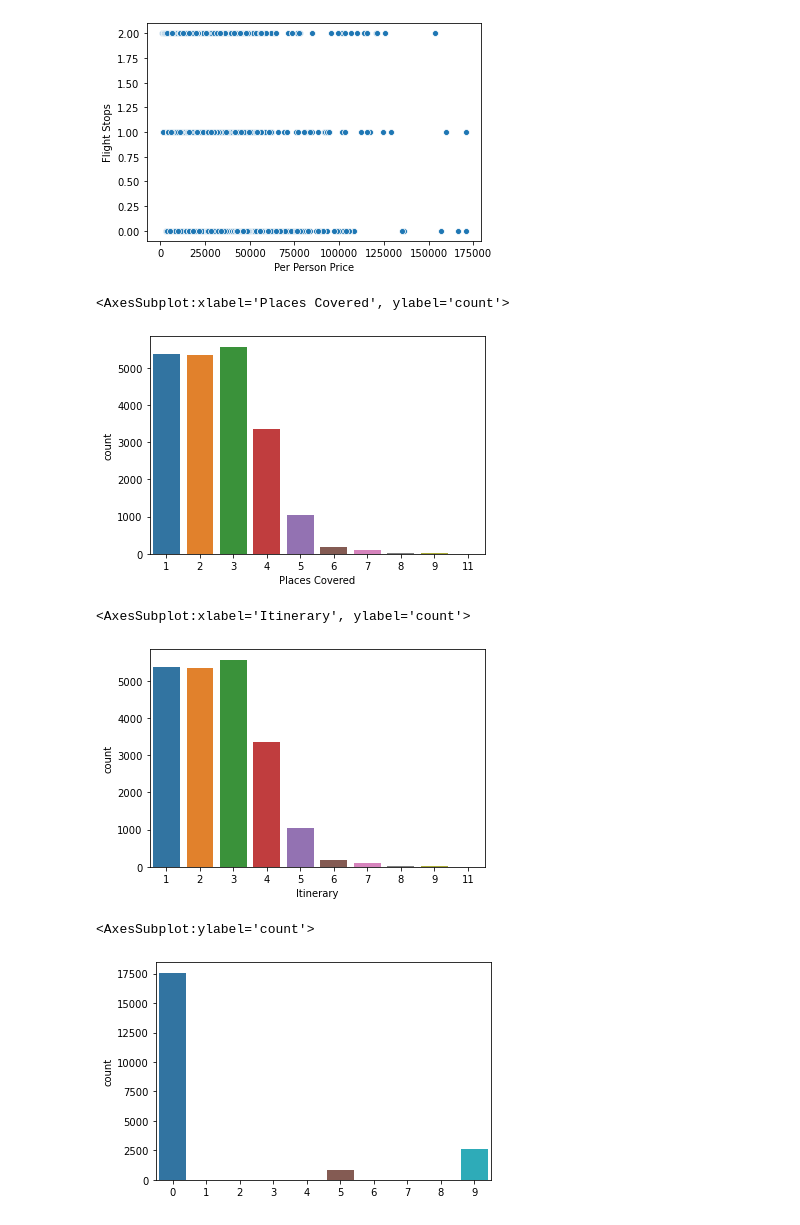
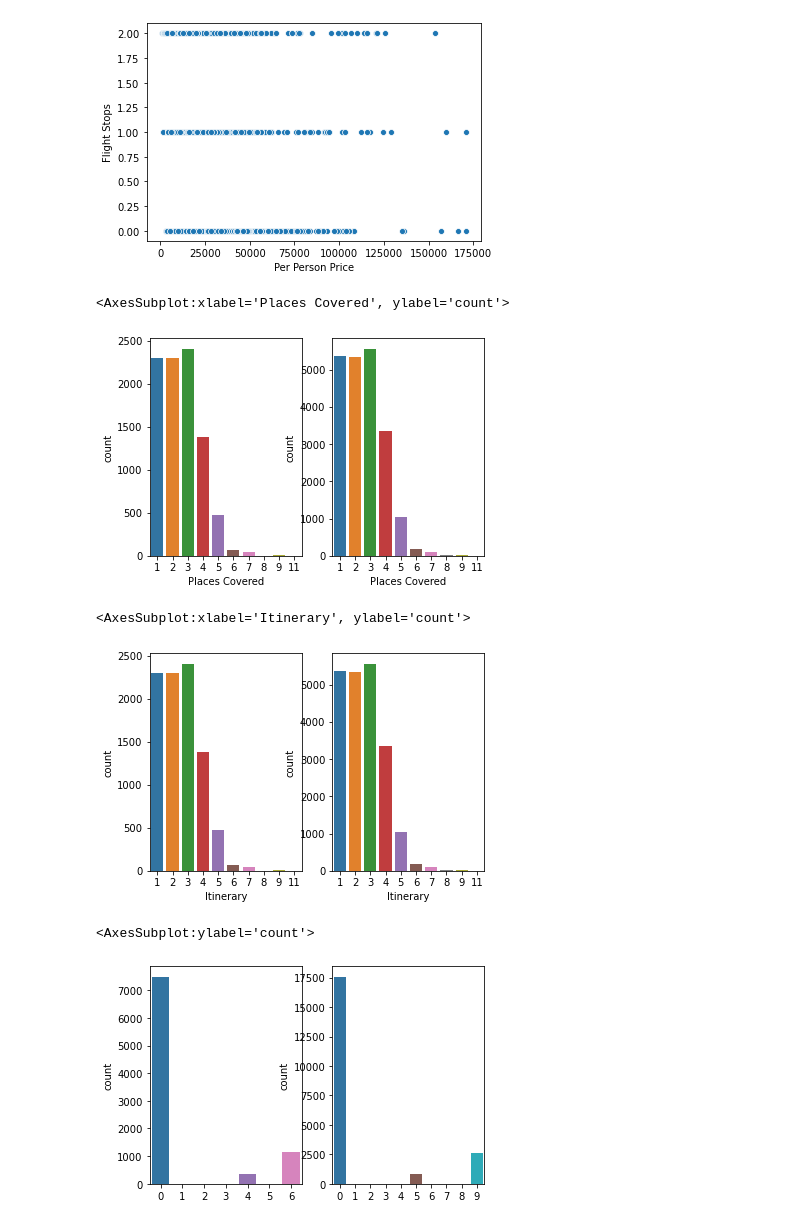
Before and after one commit to thunderock/machine_hack, a Jupyter notebook: price_prediction/data analysis and imputations.ipynb, the cells around one changed output. Saved outputs shown, nothing was run; the diff lists cells and outputs as text; code cells hidden in the pictures.

```diff
--- a/price_prediction/data analysis and imputations.ipynb
+++ b/price_prediction/data analysis and imputations.ipynb
@@ -15,4 +15,7 @@ train_file = "Train.csv"
 test_file = "Test.csv"
 # %%
 df = pd.read_csv(train_file)
-df.head()
+tdf = pd.read_csv(test_file)
+tdf['Per Person Price'] = np.NaN
+
+df = pd.concat([df, tdf])
@@ -161,22 +177,30 @@ sns.scatterplot(y=df['Flight Stops'], x=df['Per Person Price'])
 <AxesSubplot:xlabel='Per Person Price', ylabel='Flight Stops'>
 [figure]
 # %%
-sns.countplot(x=df["Places Covered"].apply(split_str))
+fig, ax = plt.subplots(1,2)
+sns.countplot(x=df[df['Per Person Price'].isna()]["Places Covered"].apply(split_str), ax=ax[0])
+sns.countplot(x=df[~df['Per Person Price'].isna()]["Places Covered"].apply(split_str), ax=ax[1])
 # %% [output]
 <AxesSubplot:xlabel='Places Covered', ylabel='count'>
-[figure, old version]
+[figure, new version]
 # %%
 def split_dot(x):
     return len(x.split(' . '))
-sns.countplot(x=df['Itinerary'].apply(split_dot))
+fig, ax = plt.subplots(1,2)
+sns.countplot(x=df[df['Per Person Price'].isna()]['Itinerary'].apply(split_dot), ax=ax[0])
+
+sns.countplot(x=df[~df['Per Person Price'].isna()]['Itinerary'].apply(split_dot), ax=ax[1])
 # %% [output]
 <AxesSubplot:xlabel='Itinerary', ylabel='count'>
-[figure, old version]
+[figure, new version]
 # %%
-sns.countplot(x=pd.Categorical(df['Cancellation Rules']).codes)
+
+fig, ax = plt.subplots(1,2)
+sns.countplot(x=pd.Categorical(df[df['Per Person Price'].isna()]['Cancellation Rules']).codes, ax=ax[0])
+sns.countplot(x=pd.Categorical(df[~df['Per Person Price'].isna()]['Cancellation Rules']).codes, ax=ax[1])
 # %% [output]
 <AxesSubplot:ylabel='count'>
-[figure, old version]
+[figure, new version]
 # %%
 pd.Series(pd.Categorical(df['Cancellation Rules']).codes).value_counts(
     sort=True,
```
Also changed, not shown: parts of 17 cells of this notebook.
